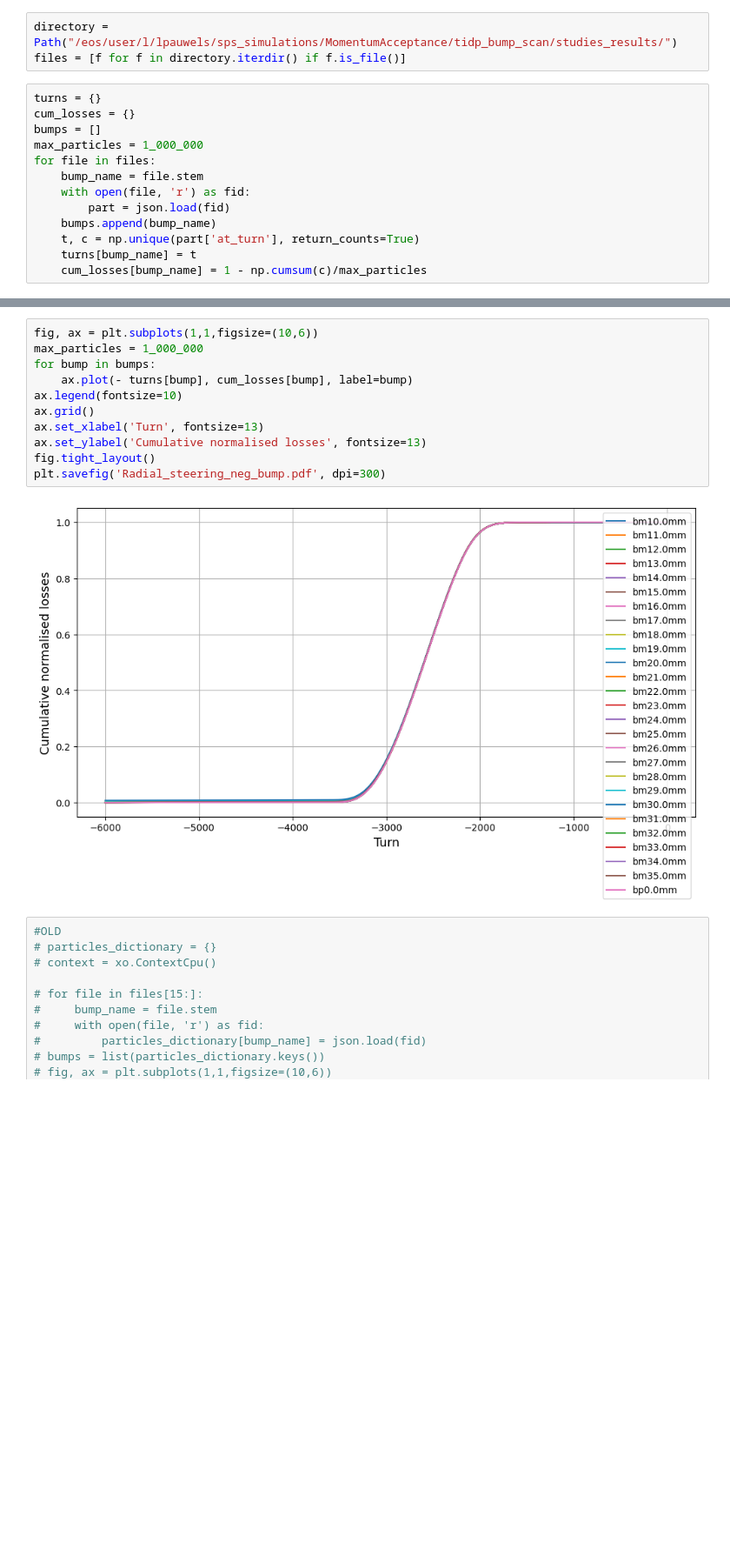
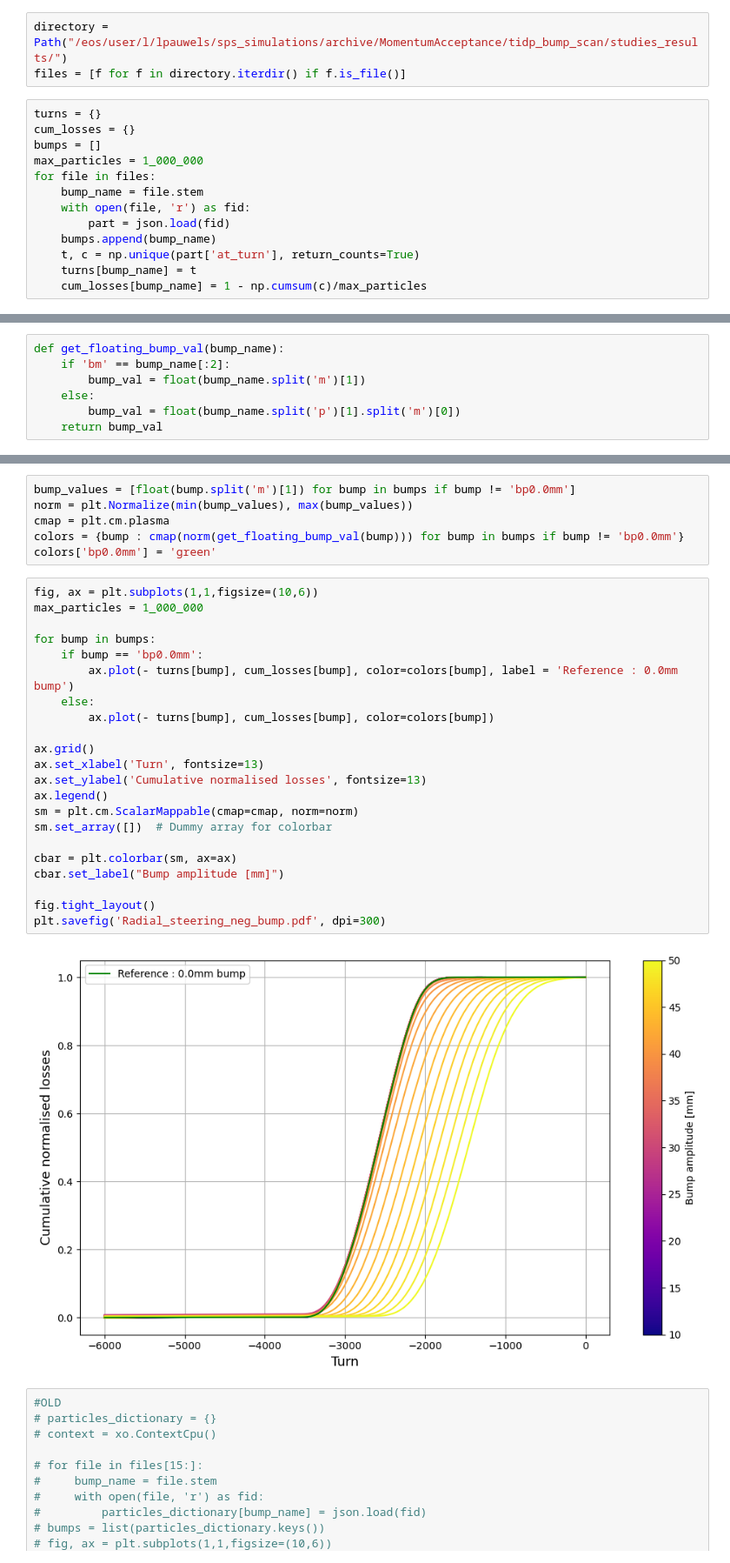
Before and after one commit to lisepauwels/sps_simulations, a Jupyter notebook: archive/MomentumAcceptance/tidp_bump_scan/plot_results.ipynb, the cells around one changed output, grey strips where cells are left out. Shown at 87% size. Drawn from its saved outputs; the diff is of its cells as text; blank space fills up the shorter version.

```diff
--- a/archive/MomentumAcceptance/tidp_bump_scan/plot_results.ipynb
+++ b/archive/MomentumAcceptance/tidp_bump_scan/plot_results.ipynb
@@ -7,7 +7,7 @@ import xobjects as xo
 import json
 from pathlib import Path
 # %%
-directory = Path("/eos/user/l/lpauwels/sps_simulations/MomentumAcceptance/tidp_bump_scan/studies_results/")
+directory = Path("/eos/user/l/lpauwels/sps_simulations/archive/MomentumAcceptance/tidp_bump_scan/studies_results/")
 files = [f for f in directory.iterdir() if f.is_file()]
 # %%
 turns = {}
@@ -24,0 +30,7 @@ for file in files:
+# %%
+def get_floating_bump_val(bump_name):
+    if 'bm' == bump_name[:2]:
+        bump_val = float(bump_name.split('m')[1])
+    else:
+        bump_val = float(bump_name.split('p')[1].split('m')[0])
+    return bump_val
@@ -25,16 +55,33 @@ for file in files:
+# %%
+bump_values = [float(bump.split('m')[1]) for bump in bumps if bump != 'bp0.0mm']
+norm = plt.Normalize(min(bump_values), max(bump_values))
+cmap = plt.cm.plasma
+colors = {bump : cmap(norm(get_floating_bump_val(bump))) for bump in bumps if bump != 'bp0.0mm'}
+colors['bp0.0mm'] = 'green'
 # %%
 fig, ax = plt.subplots(1,1,figsize=(10,6))
 max_particles = 1_000_000
+
 for bump in bumps:
-    ax.plot(- turns[bump], cum_losses[bump], label=bump)
-ax.legend(fontsize=10)
+    if bump == 'bp0.0mm':
+        ax.plot(- turns[bump], cum_losses[bump], color=colors[bump], label = 'Reference : 0.0mm bump')
+    else:
+        ax.plot(- turns[bump], cum_losses[bump], color=colors[bump])
+
 ax.grid()
 ax.set_xlabel('Turn', fontsize=13)
 ax.set_ylabel('Cumulative normalised losses', fontsize=13)
+ax.legend()
+sm = plt.cm.ScalarMappable(cmap=cmap, norm=norm)
+sm.set_array([])  # Dummy array for colorbar
+
+cbar = plt.colorbar(sm, ax=ax)
+cbar.set_label("Bump amplitude [mm]")
+
 fig.tight_layout()
 plt.savefig('Radial_steering_neg_bump.pdf', dpi=300)
 # %% [output]
-[figure, old version]
+[figure, new version]
 # %%
 #OLD
 # particles_dictionary = {}
```
Also changed, not shown: parts of 2 cells of this notebook, 3 other files.
